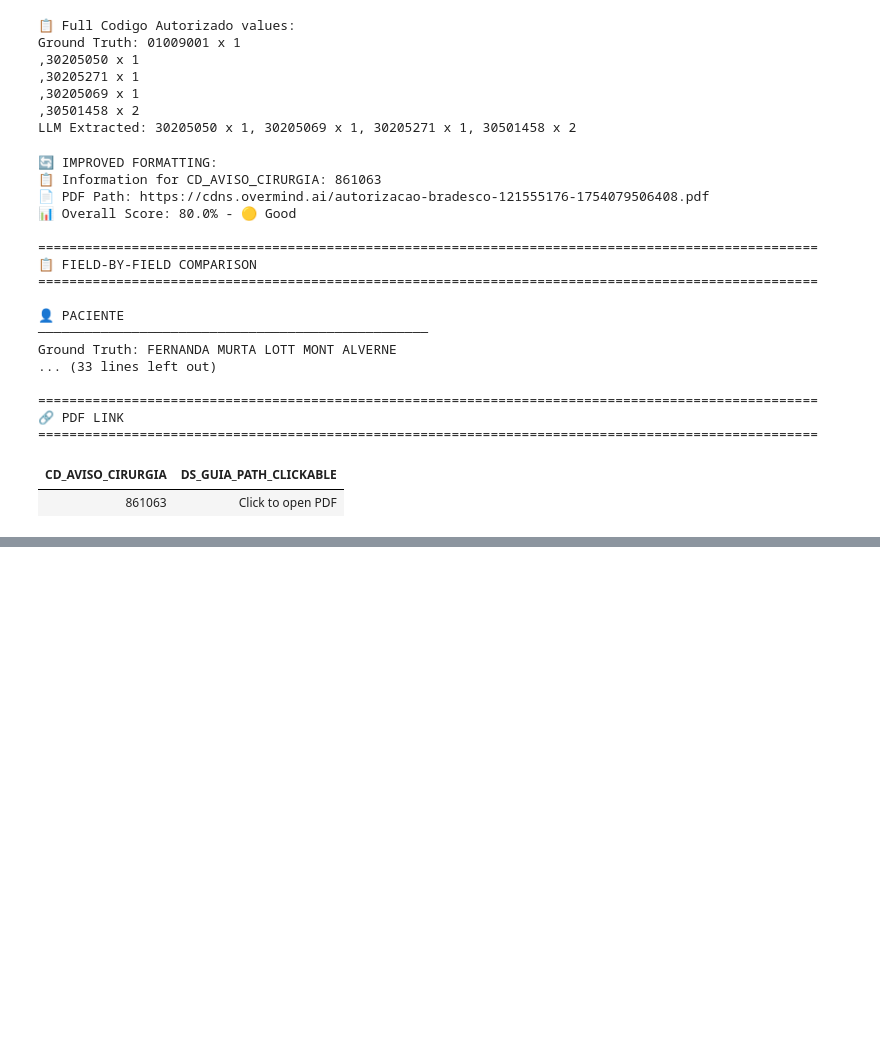
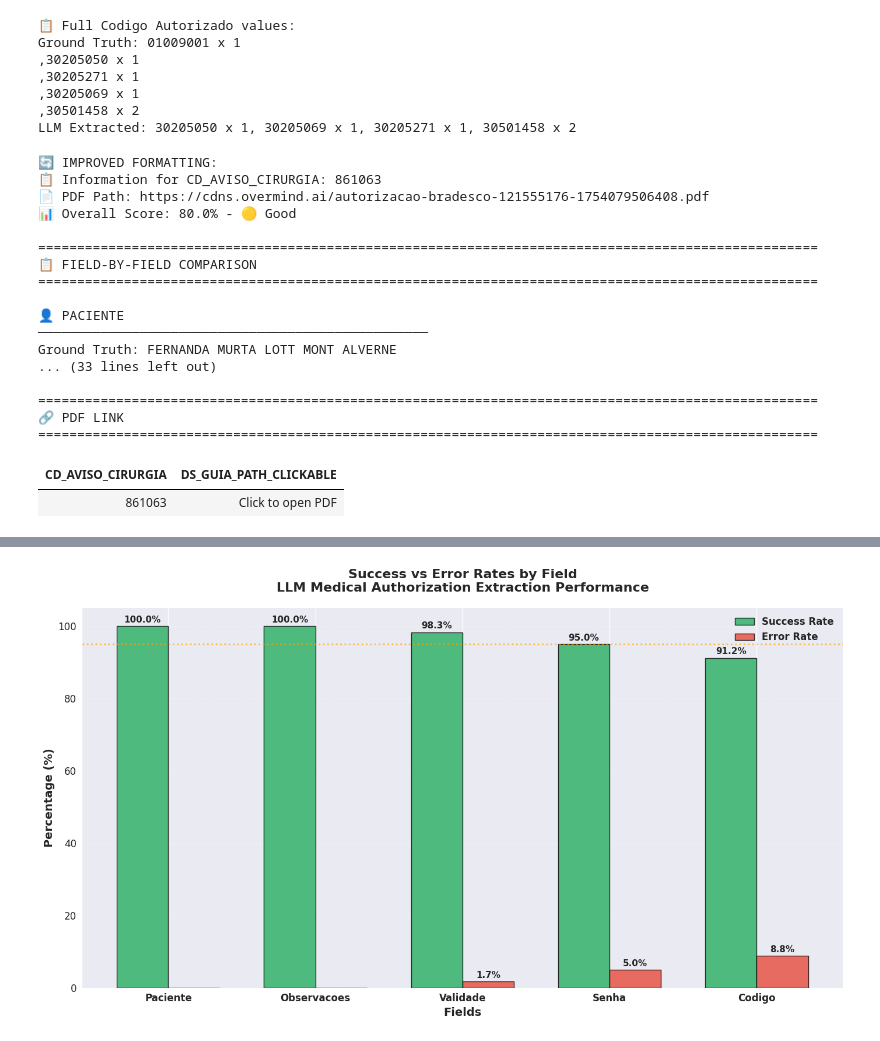
Before and after one commit to joao-thomaz-mle/autorizacoes-api, a Jupyter notebook: POC/04_evaluation.ipynb, the cells around one changed output, grey strips where cells are left out. Saved outputs shown, nothing was run; the diff lists cells and outputs as text; code cells hidden in the pictures; blank space fills up the shorter version.

```diff
--- a/POC/04_evaluation.ipynb
+++ b/POC/04_evaluation.ipynb
@@ -893,0 +1481,88 @@ Ground Truth: FERNANDA MURTA LOTT MONT ALVERNE
+# %%
+# Focused Success vs Error Rate Visualization
+import matplotlib.pyplot as plt
+import numpy as np
+
+# Create a focused single chart
+plt.figure(figsize=(14, 8))
+
+# Data for the chart
+fields_clean = ['Paciente', 'Observacoes', 'Validade', 'Senha', 'Codigo']
+success_rates = [100, 100, 98.3, 95.0, 91.2]
+error_rates = [100 - rate for rate in success_rates]
+
+# Create the bar chart
+x = np.arange(len(fields_clean))
+width = 0.35
+
+bars1 = plt.bar(x - width/2, success_rates, width, label='Success Rate',
+                color='#27ae60', alpha=0.8, edgecolor='black', linewidth=1)
+bars2 = plt.bar(x + width/2, error_rates, width, label='Error Rate',
+                color='#e74c3c', alpha=0.8, edgecolor='black', linewidth=1)
+
+# Customize the chart
+plt.xlabel('Fields', fontsize=14, fontweight='bold')
+plt.ylabel('Percentage (%)', fontsize=14, fontweight='bold')
+plt.title('Success vs Error Rates by Field\nLLM Medical Authorization Extraction Performance',
+          fontsize=16, fontweight='bold', pad=20)
+
+plt.xticks(x, fields_clean, fontsize=12, fontweight='bold')
+plt.yticks(fontsize=12)
+legend = plt.legend(fontsize=12, loc='upper right')
+for text in legend.get_texts():
+    text.set_fontweight('bold')
+plt.grid(axis='y', alpha=0.3, linestyle='--')
+
+# Add value labels on bars
+for bars, rates in [(bars1, success_rates), (bars2, error_rates)]:
+    for bar, rate in zip(bars, rates):
+        height = bar.get_height()
+        if height > 1:  # Only show if visible
+            plt.text(bar.get_x() + bar.get_width()/2., height + 0.5,
+                     f'{rate:.1f}%', ha='center', va='bottom',
+                     fontsize=11, fontweight='bold')
+
+# Add a reference line at 95% for production readiness
+plt.axhline(y=95, color='orange', linestyle=':', linewidth=2, alpha=0.7,
+            label='Production Threshold (95%)')
+
+# Set y-axis limits for better visualization
+plt.ylim(0, 105)
+
+# Calculate perfect fields for summary
+perfect_fields = [i for i, rate in enumerate(success_rates) if rate == 100]
+
+# Add summary statistics box
+summary_text = f"""Performance Summary:
+• Average Success Rate: {np.mean(success_rates):.1f}%
+• Perfect Fields: {len(perfect_fields)}/5
+• Production Ready: All fields >90%"""
+
+# plt.text(0.02, 0.98, summary_text, transform=plt.gca().transAxes,
+#          fontsize=11, verticalalignment='top',
+#          bbox=dict(boxstyle='round,pad=0.5', facecolor='lightblue', alpha=0.8))
+
+plt.tight_layout()
+plt.show()
+
+# Print field-specific insights
+print("="*80)
+print("FIELD-BY-FIELD PERFORMANCE INSIGHTS")
+print("="*80)
+
+# for field, success, error in zip(fields_clean, success_rates, error_rates):
+#     if success == 100:
+#         status = "🎯 PERFECT"
+#     elif success >= 95:
+#         status = "✅ EXCELLENT"
+#     elif success >= 90:
+#         status = "🟡 GOOD"
+#     else:
+#         status = "🟠 NEEDS IMPROVEMENT"
+
+    # print(f"{field:<12}: {success:>5.1f}% success | {error:>4.1f}% error | {status}")
+
+print(f"\nOverall Performance: {np.mean(success_rates):.1f}% success rate")
+print(f"Production Readiness: All fields exceed 90% threshold")
+# %% [output]
+[figure, added]
```
Also changed, not shown: parts of 18 cells of this notebook.
